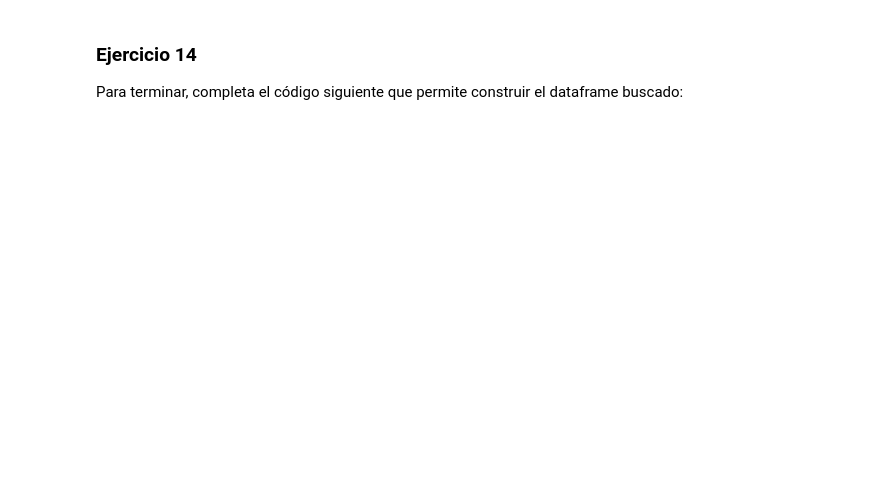
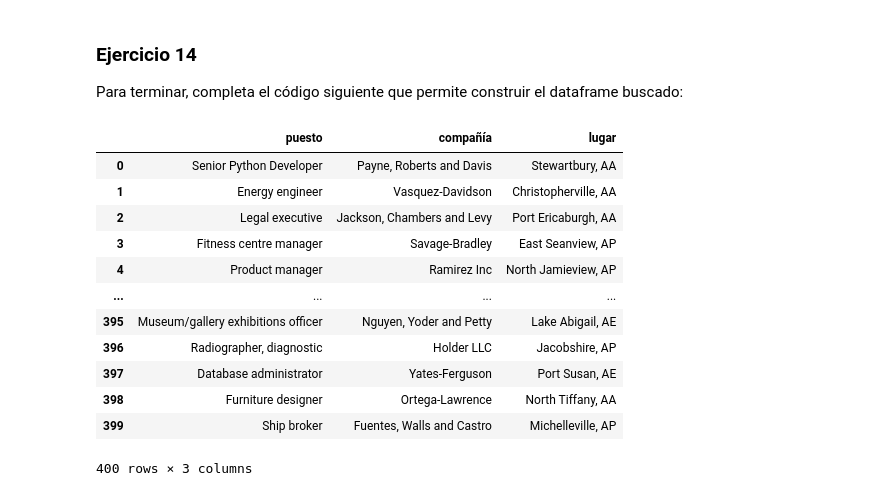
Before and after one commit to ANG112/ONLINE_DS_THEBRIDGE_ALFONSO_NIETO, a Jupyter notebook: 03_Analisis_de_Datos/Sprint_06/Unidad_02/Ejercicios_Workout/10_Ejercicio_Web_Scraping.ipynb, the cells around one changed output. Cells and saved outputs as stored; diff of their text form; code cells hidden in the pictures; blank space fills up the shorter version.

```diff
--- a/03_Analisis_de_Datos/Sprint_06/Unidad_02/Ejercicios_Workout/10_Ejercicio_Web_Scraping.ipynb
+++ b/03_Analisis_de_Datos/Sprint_06/Unidad_02/Ejercicios_Workout/10_Ejercicio_Web_Scraping.ipynb
@@ -97,3 +108,7 @@ Busca a ojo los tags que contengan la posición ofertada. Si no los encuentras n
 ### Ejercicio 7
 
 Si es difícil encontrarlo a ojo, vamos a intentar hacerlo con código y las pistas que nos hemos apuntado. Para ello en vez de buscar a ojo, haz un pequeño programa que busque en todos los descendientes de `dev` con `class="card-content"` alguno de los puestos de trabajo e imprima el tag que lo contenga:
+# %%
+for div in sopa.find_all("div",class_=re.compile("card-content"))[:1]:
+    for tag in div.find_all("h2"):
+        print(tag.name, tag.attrs,tag.text)
@@ -105,3 +125,8 @@ Cotejando tu solución del ejercicio 6 y la salida del ejercicio anterior, ¿en
 ### Ejercicio 9
 # %% [markdown]
 Vamos ahora con la compañía, puedes hacerlo a ojo, pero esta vez lo vamos a hacer como en el ejercicio 7, copia el código de ese ejercicio y modificalo para encontrar los tags que contienen la info de las empresas que nos hemos apuntado antes ("Berry-Houston" y "Spencer and Sons")
+# %%
+for div in sopa.find_all("div",class_=re.compile("card-content")):
+    for tag in div.find_all("h3"):
+        if tag.text == "Berry-Houston" or tag.text =="Spencer and Sons":
+            print(tag.name, tag.attrs,tag.text)
@@ -113,3 +145,7 @@ Vamos ahora con la compañía, puedes hacerlo a ojo, pero esta vez lo vamos a ha
 ### Ejercicio 11
 
 Nos queda la localización de la compañía. Repite el procedimiento, pero ten cuidado porque es posible que esta vez tengas que hacer algo más con los atributos string, quizás quitarle espacios y saltos de carro, y localiza el tag y el atributo distintivo para poder extraer la localizacion. ¿Cuáles son?
+# %%
+for div in sopa.find_all("div",class_=re.compile("card-content"))[:1]:
+    for tag in div.find_all("p", class_=re.compile("location")):
+        print(tag.name, tag.attrs,tag.text.strip())
@@ -125,3 +163,8 @@ Ya tenemos los tags y atributos:
 3. Lugar: tag `p` y atributo `class="location"`
 
 Para hacer una comprobación final, haz un for que recorra todos los nodos con atributo igual al del puesto de trabajo y muestra por pantalla su atributo `text`
+# %%
+for div in sopa.find_all("div",class_=re.compile("card-content")):
+    for oferta in div.find_all("div",class_=re.compile("media-content")):
+        for texto in oferta.find_all("h2"):
+            print(texto.text)
@@ -137,15 +266,29 @@ Para terminar, completa el código siguiente que permite construir el dataframe
 # %%
 # Solución completa
 dicc_atributos = {
-    "title is-5": "_________",
+    "title is-5": "puesto",
     "subtitle is-6 company": "compañía",
-    "_________": "lugar"
+    "location": "lugar"
 }
 
-for atributo,campo in dicc_atributos._______:
-    for nodo in sopa.find_all(class_ = _________):
-        diccionario_scrap[campo].append(nodo.______.strip())
+for atributo,campo in dicc_atributos.items():
+    for nodo in sopa.find_all(class_ = atributo):
+        diccionario_scrap[campo].append(nodo.text.strip())
 
 
-df_puestos = pd.DataFrame(__________________)
-______________
+df_puestos = pd.DataFrame(diccionario_scrap)
+df_puestos
+# %% [output]
+|  | puesto | compañía | lugar |
+| 0 | Senior Python Developer | Payne, Roberts and Davis | Stewartbury, AA |
+| 1 | Energy engineer | Vasquez-Davidson | Christopherville, AA |
+| 2 | Legal executive | Jackson, Chambers and Levy | Port Ericaburgh, AA |
+| 3 | Fitness centre manager | Savage-Bradley | East Seanview, AP |
+| 4 | Product manager | Ramirez Inc | North Jamieview, AP |
+| ... | ... | ... | ... |
+| 395 | Museum/gallery exhibitions officer | Nguyen, Yoder and Petty | Lake Abigail, AE |
+| 396 | Radiographer, diagnostic | Holder LLC | Jacobshire, AP |
+| 397 | Database administrator | Yates-Ferguson | Port Susan, AE |
+| 398 | Furniture designer | Ortega-Lawrence | North Tiffany, AA |
+| 399 | Ship broker | Fuentes, Walls and Castro | Michelleville, AP |
+400 rows × 3 columns
```
Also changed, not shown: parts of 11 cells of this notebook.
